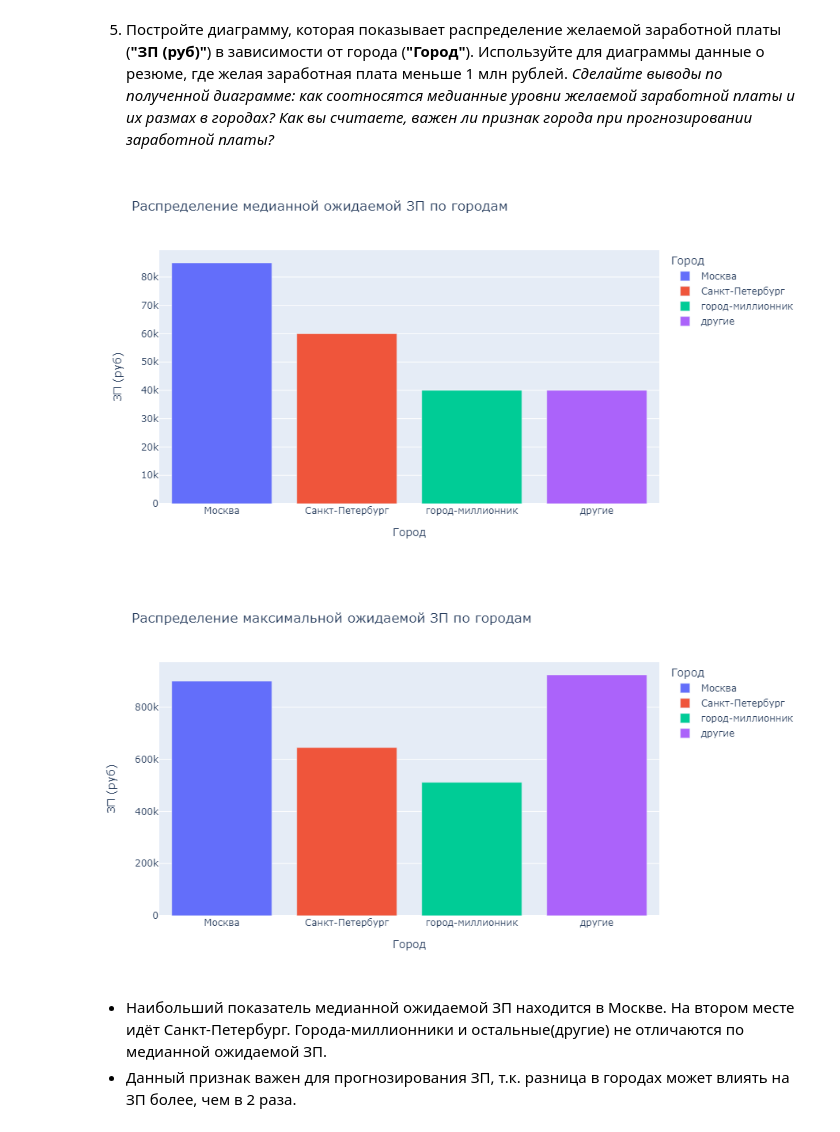
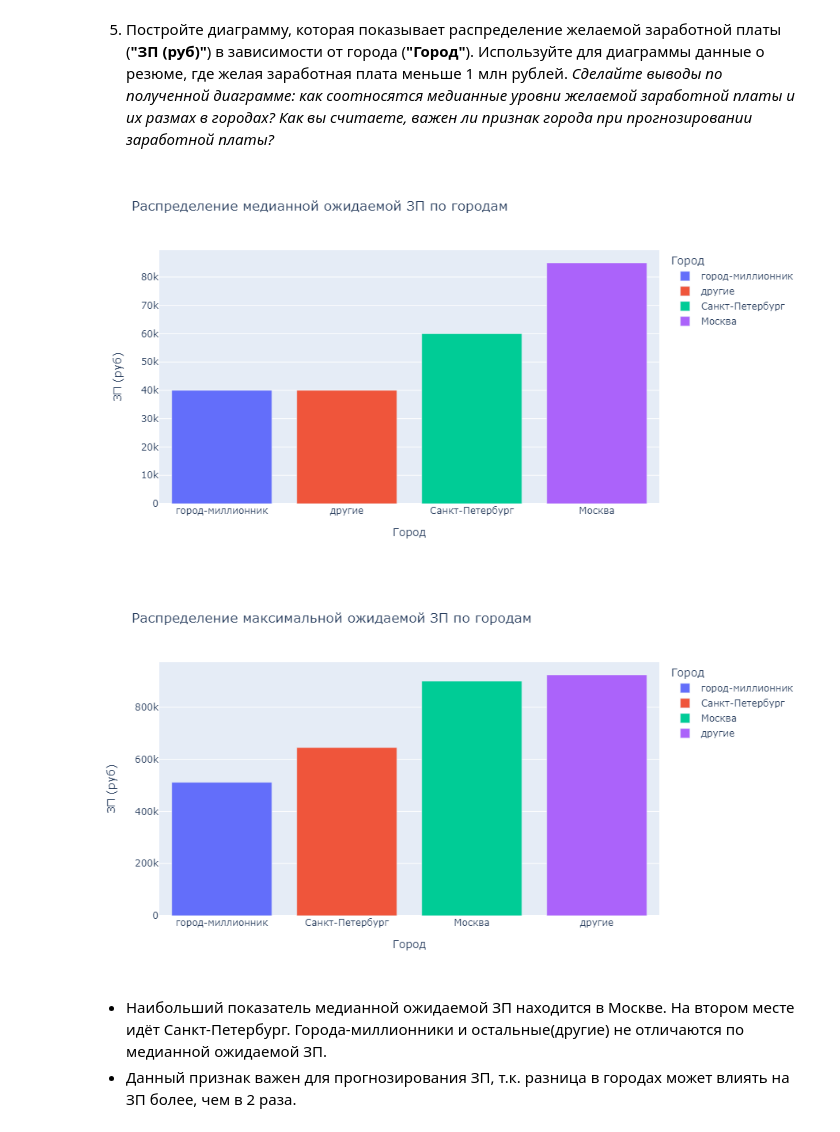
Before and after one commit to ScReameer/HH-DataScience-project-1, a Jupyter notebook: Project-1. Анализ резюме на HH.ipynb, the cells around one changed output. Saved outputs shown, nothing was run; the diff lists cells and outputs as text; code cells hidden in the pictures.

```diff
--- a/Project-1. Анализ резюме на HH.ipynb
+++ b/Project-1. Анализ резюме на HH.ipynb
@@ -103,9 +101,18 @@ data_hh.describe()
 
 *Совет: проверяйте полученные категории, например, с помощью метода unique()*
 # %%
-data_hh['Образование'] = data_hh['Образование и ВУЗ'].apply(lambda education: ' '.join(education.split()[0:2]).lower())
-data_hh['Образование'] = data_hh['Образование'].apply(lambda education: education.split()[0] if education.split()[1] == 'образование' else education)
+def education_conversion(education_raw:str):
+
+        # Make a string of the first two words
+        education_string = ' '.join(education_raw.split()[0:2])
+        # Delete word 'образование'
+        if 'образование' in education_string.split():
+                return education_string.split()[0].lower()
+        return education_string.lower()
+
+data_hh['Образование'] = data_hh['Образование и ВУЗ'].apply(education_conversion)
 data_hh.drop('Образование и ВУЗ', axis=1, inplace=True)
+
 display(data_hh['Образование'].unique(),
         data_hh['Образование'].value_counts())
 # %% [output]
@@ -393,11 +391,11 @@ data_currency = pd.read_csv('data/ExchangeRates.csv', sep=',')
 data_currency = data_currency[['currency', 'date', 'proportion', 'close']]
 data_currency['date'] = pd.to_datetime(data_currency['date'], dayfirst=True)
 
-# CV update date
-data_hh_date = pd.to_datetime(data_hh['Обновление резюме'].apply(lambda date: date.split()[0]), dayfirst=True)
+# CV update date -> YYYY-MM-DD
+data_hh['Обновление резюме'] = pd.to_datetime(data_hh['Обновление резюме'].apply(lambda date: date.split()[0]), dayfirst=True)
 
 # Numeric salary
-data_hh_salary_numeric = data_hh['ЗП'].apply(lambda salary: salary.split()[0]).astype(dtype='float')
+data_hh_salary_numeric = data_hh['ЗП'].apply(lambda salary: salary.split()[0]).astype(dtype='int')
 
 # ISO currency
 iso_dict = {
@@ -408,21 +406,20 @@ iso_dict = {
     'KGS': 'KGS',
     'сум': 'UZS',
     'AZN': 'AZN',
-    'KZT': 'KZT'
+    'KZT': 'KZT',
+    'руб.': 'руб.'
 }
 
 def convert_to_iso(currency:str):
     # Structure of currency is {%currency% %currency_name%}, e.g. {29000 руб.}
     currency_name = currency.split()[1]
-    if currency_name not in iso_dict.keys():
-        return currency_name
     return iso_dict[currency_name]
 
 data_hh_salary_iso = data_hh['ЗП'].apply(convert_to_iso)
 data_hh_salary_iso.name = 'Валюта'
 
 # Concat salary data and CV update date
-salary_data = pd.concat([data_hh_date, data_hh_salary_numeric, data_hh_salary_iso], axis=1)
+salary_data = pd.concat([data_hh['Обновление резюме'], data_hh_salary_numeric, data_hh_salary_iso], axis=1)
 
 # Merge salary data with exchange rates
 merged_salary_currency = salary_data.merge(
@@ -433,9 +430,11 @@ merged_salary_currency = salary_data.merge(
 )
 
 # Result column
-salary_rub = (merged_salary_currency['ЗП']
-              / merged_salary_currency['proportion'].fillna(1)
-              * merged_salary_currency['close'].fillna(1))
+salary_rub = (
+    merged_salary_currency['close'].fillna(1) /
+    merged_salary_currency['proportion'].fillna(1) *
+    merged_salary_currency['ЗП']
+)
 salary_rub.name = 'ЗП (руб)'
 
 # Add result column to main dataframe
@@ -568,30 +568,32 @@ salary_education_bar.show()
 5. Постройте диаграмму, которая показывает распределение желаемой заработной платы (**"ЗП (руб)"**) в зависимости от города (**"Город"**). Используйте для диаграммы данные о резюме, где желая заработная плата меньше 1 млн рублей.
 *Сделайте выводы по полученной диаграмме: как соотносятся медианные уровни желаемой заработной платы и их размах в городах? Как вы считаете, важен ли признак города при прогнозировании заработной платы?*
 # %%
-salary_city_grouped_median = data_hh[data_hh['ЗП (руб)'] < 1e6].groupby('Город', as_index=False)['ЗП (руб)'].median()
-salary_city_grouped_max = data_hh[data_hh['ЗП (руб)'] < 1e6].groupby('Город', as_index=False)['ЗП (руб)'].max()
+salary_city_grouped_median = data_hh[data_hh['ЗП (руб)'] < 1e6].groupby('Город', as_index=False)
+salary_city_grouped_max = data_hh[data_hh['ЗП (руб)'] < 1e6].groupby('Город', as_index=False)
+salary_city_sorted_median = salary_city_grouped_median['ЗП (руб)'].median().sort_values(by='ЗП (руб)')
+salary_city_sorted_max = salary_city_grouped_max['ЗП (руб)'].max().sort_values(by='ЗП (руб)')
 
 salary_city_median_bar = px.bar(
-    salary_city_grouped_median,
+    salary_city_sorted_median,
     x='Город',
     y='ЗП (руб)',
     color='Город',
     title='Распределение медианной ожидаемой ЗП по городам',
     width=900
 )
 salary_city_max_bar = px.bar(
-    salary_city_grouped_max,
+    salary_city_sorted_max,
     x='Город',
     y='ЗП (руб)',
     color='Город',
     title='Распределение максимальной ожидаемой ЗП по городам',
     width=900
 )
 salary_city_median_bar.show()
 salary_city_max_bar.show()
 # %% [output]
-[figure, old version]
+[figure, new version]
-[figure, old version]
+[figure, new version]
 # %% [markdown]
 * Наибольший показатель медианной ожидаемой ЗП находится в Москве. На втором месте идёт Санкт-Петербург. Города-миллионники и остальные(другие) не отличаются по медианной ожидаемой ЗП.
 * Данный признак важен для прогнозирования ЗП, т.к. разница в городах может влиять на ЗП более, чем в 2 раза.
```
Also changed, not shown: parts of 17 cells of this notebook, 4 other files.
